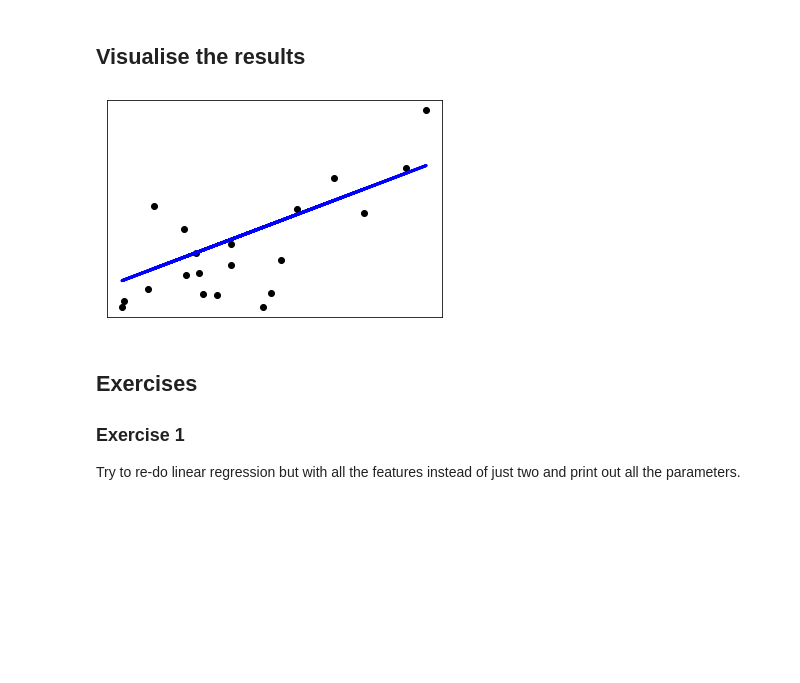
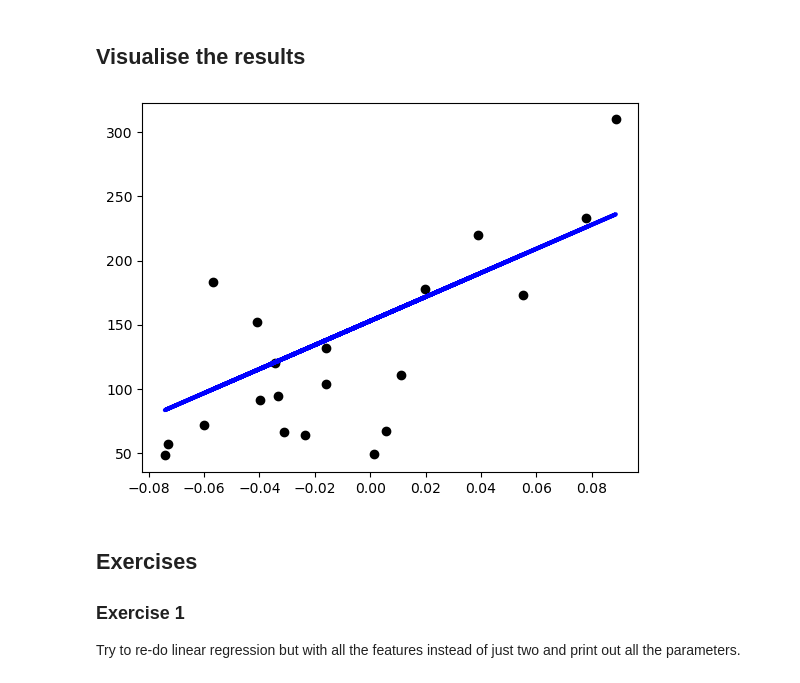
Before and after one commit to toelt-llc/MACHINE-LEARNING-SCHOOL-INAF, a Jupyter notebook: DAY1/code/02 - Linear Regression with scikit-learn.ipynb, the cells around one changed output. Cells and saved outputs as stored; diff of their text form; code cells hidden in the pictures; blank space fills up the shorter version.

```diff
--- a/DAY1/code/02 - Linear Regression with scikit-learn.ipynb
+++ b/DAY1/code/02 - Linear Regression with scikit-learn.ipynb
@@ -284,14 +322,12 @@ Coefficient of determination: 0.47
 # %%
 # Plot outputs
 plt.scatter(diabetes_X_test, diabetes_y_test, color="black")
 plt.plot(diabetes_X_test, diabetes_y_pred, color="blue", linewidth=3)
 
-plt.xticks(())
-plt.yticks(())
 
 plt.show()
 # %% [output]
-[figure, old version]
+[figure, new version]
 # %% [markdown]
 ## Exercises
 
```
Also changed, not shown: parts of 4 cells of this notebook.
